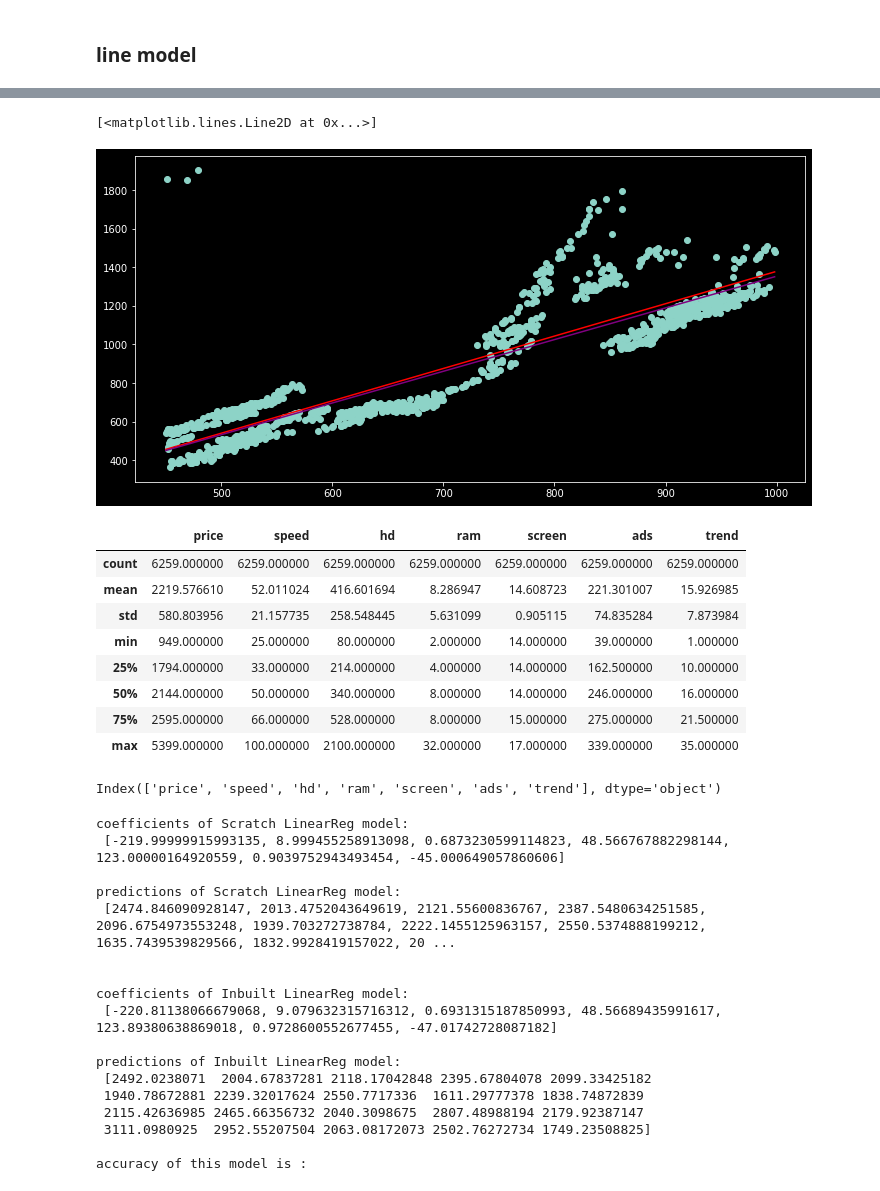
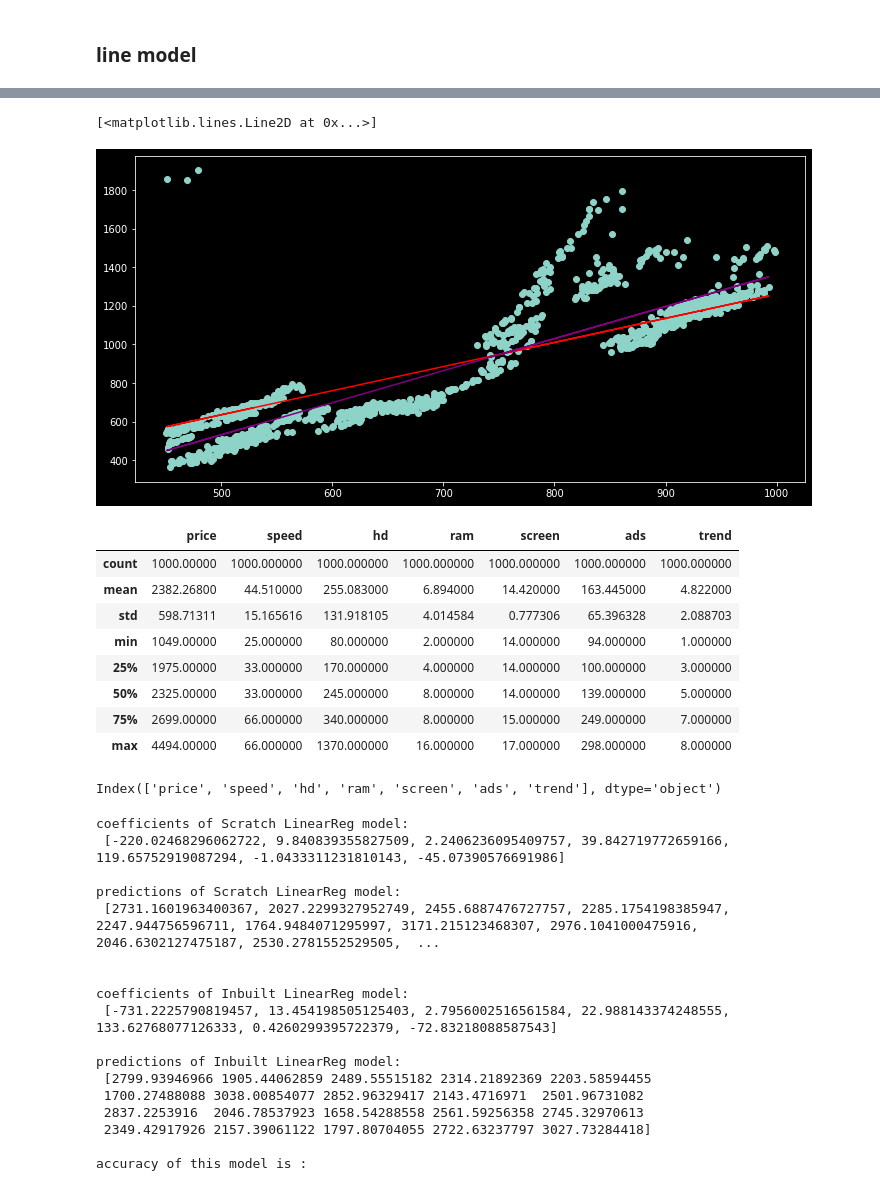
Before and after one commit to KhushiBhambri/Python-Statistics, a Jupyter notebook: Lab 4/Lab4-PY.ipynb, the cells around one changed output, grey strips where cells are left out. Cells and saved outputs as stored; diff of their text form; code cells hidden in the pictures.

```diff
--- a/Lab 4/Lab4-PY.ipynb
+++ b/Lab 4/Lab4-PY.ipynb
@@ -40,7 +41,7 @@ def Coefficients(Ytrain,Xtrain,coeff,alpha=0.000001):
         coeff[i]=coeff[i]-(alpha*(pd[i]))
     return coeff
 
-def LinRegression(Xtrain,Ytrain,Xtest,Ytest,inbuilt=0,coeff=[1]):
+def LinRegression(Xtrain,Ytrain,Xtest,Ytest,inbuilt=0,coeff=[1],alpha=0.00000005):
     if(inbuilt):
         linreg=LinearRegression()
         linreg.fit(Xtrain,Ytrain)
@@ -49,11 +50,12 @@ def LinRegression(Xtrain,Ytrain,Xtest,Ytest,inbuilt=0,coeff=[1]):
         coefficients.extend(linreg.coef_)
         return coefficients,predictions,linreg.score(Xtest,Ytest)
     else:
+        cost=[]
         if(len(coeff)==1):
             coeff=[1]*(len(Xtrain.columns)+1)
-        alpha=0.00000005
-        rounds=50
+        rounds=100
         for i in range(rounds):
             coeff=Coefficients(Ytrain,Xtrain,coeff,alpha)
+            cost.append(cost_function(Xtrain,Ytrain,coeff))
         Ypred=prediction(Xtest,coeff)
-        return coeff,Ypred
+        return coeff,Ypred,cost
@@ -84,7 +97,7 @@ y_test.reset_index(drop=True,inplace=True)
 # %% [markdown]
 ### scratch
 # %%
-Ypred=LinRegression(x_train, y_train, x_test, y_test, inbuilt=0,coeff=[-310,2])
+Ypred=LinRegression(x_train, y_train, x_test, y_test, inbuilt=0,coeff=[10,2])
 print("coefficients of Scratch LinearReg model: \n",Ypred[0],"\n")
 print("predictions of Scratch LinearReg model: \n",Ypred[1][:20],"\n")
 # print("accuracy of this model is : ")
@@ -117,26 +156,27 @@ accuracy of this model is :  0.7434206994180984
 # %%
 plt.scatter(X,Y)
-plt.plot([min(X[X.columns[0]]), max(X[X.columns[0]])], [min(Ypred[1]), max(Ypred[1])], color='red') #scratch
-plt.plot([min(X[X.columns[0]]), max(X[X.columns[0]])], [min(predict[1]), max(predict[1])], color='purple') #inbuilt
+plt.plot(x_test[x_test.columns[0]],Ypred[1], color='red') #scratch
+plt.plot(x_test[x_test.columns[0]],predict[1], color='purple') #scratch
+# plt.plot([min(X[X.columns[0]]), max(X[X.columns[0]])], [min(predict[1]), max(predict[1])], color='purple') #inbuilt
 # %% [output]
 [<matplotlib.lines.Line2D at 0x...>]
-[figure, old version]
+[figure, new version]
 # %%
 data=pd.read_csv('Computers.csv')
-data=data.drop('index',axis=1)
+data=data.drop('index',axis=1).head(1000)
 # data.isna().sum()
 # data.info()
 data.describe()
 # %% [output]
 |  | price | speed | hd | ram | screen | ads | trend |
-| count | 6259.000000 | 6259.000000 | 6259.000000 | 6259.000000 | 6259.000000 | 6259.000000 | 6259.000000 |
-| mean | 2219.576610 | 52.011024 | 416.601694 | 8.286947 | 14.608723 | 221.301007 | 15.926985 |
-| std | 580.803956 | 21.157735 | 258.548445 | 5.631099 | 0.905115 | 74.835284 | 7.873984 |
-| min | 949.000000 | 25.000000 | 80.000000 | 2.000000 | 14.000000 | 39.000000 | 1.000000 |
-| 25% | 1794.000000 | 33.000000 | 214.000000 | 4.000000 | 14.000000 | 162.500000 | 10.000000 |
-| 50% | 2144.000000 | 50.000000 | 340.000000 | 8.000000 | 14.000000 | 246.000000 | 16.000000 |
-| 75% | 2595.000000 | 66.000000 | 528.000000 | 8.000000 | 15.000000 | 275.000000 | 21.500000 |
-| max | 5399.000000 | 100.000000 | 2100.000000 | 32.000000 | 17.000000 | 339.000000 | 35.000000 |
+| count | 1000.00000 | 1000.000000 | 1000.000000 | 1000.000000 | 1000.000000 | 1000.000000 | 1000.000000 |
+| mean | 2382.26800 | 44.510000 | 255.083000 | 6.894000 | 14.420000 | 163.445000 | 4.822000 |
+| std | 598.71311 | 15.165616 | 131.918105 | 4.014584 | 0.777306 | 65.396328 | 2.088703 |
+| min | 1049.00000 | 25.000000 | 80.000000 | 2.000000 | 14.000000 | 94.000000 | 1.000000 |
+| 25% | 1975.00000 | 33.000000 | 170.000000 | 4.000000 | 14.000000 | 100.000000 | 3.000000 |
+| 50% | 2325.00000 | 33.000000 | 245.000000 | 8.000000 | 14.000000 | 139.000000 | 5.000000 |
+| 75% | 2699.00000 | 66.000000 | 340.000000 | 8.000000 | 15.000000 | 249.000000 | 7.000000 |
+| max | 4494.00000 | 66.000000 | 1370.000000 | 16.000000 | 17.000000 | 298.000000 | 8.000000 |
 # %%
 print(data.describe().columns)
 X=data[['speed', 'hd', 'ram', 'screen', 'ads', 'trend']]
@@ -149,7 +189,7 @@ Ytest.reset_index(drop=True,inplace=True)
 # %% [output]
 Index(['price', 'speed', 'hd', 'ram', 'screen', 'ads', 'trend'], dtype='object')
 # %%
-Ypred=LinRegression(Xtrain, Ytrain, Xtest, Ytest,0,[-220, 9, 0.7, 48, 123, 0.9, -45])
+Ypred=LinRegression(Xtrain, Ytrain, Xtest, Ytest,0,[-220, 10, 0.9, 40, 120, 0.9, -45],alpha=0.000005) #[-220, 9, 0.7, 48, 123, 0.9, -45]
 print("coefficients of Scratch LinearReg model: \n",Ypred[0],"\n")
 print("predictions of Scratch LinearReg model: \n",Ypred[1][:20],"\n\n")
 
@@ -159,19 +199,19 @@ print("predictions of Inbuilt LinearReg model: \n",predict[1][:20],"\n")
 print("accuracy of this model is : ")
 # %% [output]
 coefficients of Scratch LinearReg model:
- [-219.99999915993135, 8.999455258913098, 0.6873230599114823, 48.566767882298144, 123.00000164920559, 0.9039752943493454, -45.000649057860606]
+ [-220.02468296062722, 9.840839355827509, 2.2406236095409757, 39.842719772659166, 119.65752919087294, -1.0433311231810143, -45.07390576691986]
 
 predictions of Scratch LinearReg model:
- [2474.846090928147, 2013.4752043649619, 2121.55600836767, 2387.5480634251585, 2096.6754973553248, 1939.703272738784, 2222.1455125963157, 2550.5374888199212, 1635.7439539829566, 1832.9928419157022, 20 ...
+ [2731.1601963400367, 2027.2299327952749, 2455.6887476727757, 2285.1754198385947, 2247.944756596711, 1764.9484071295997, 3171.215123468307, 2976.1041000475916, 2046.6302127475187, 2530.2781552529505,  ...
 
 
 coefficients of Inbuilt LinearReg model:
- [-220.81138066679068, 9.079632315716312, 0.6931315187850993, 48.56689435991617, 123.89380638869018, 0.9728600552677455, -47.01742728087182]
+ [-731.2225790819457, 13.454198505125403, 2.7956002516561584, 22.988143374248555, 133.62768077126333, 0.4260299395722379, -72.83218088587543]
 
 predictions of Inbuilt LinearReg model:
- [2492.0238071  2004.67837281 2118.17042848 2395.67804078 2099.33425182
- 1940.78672881 2239.32017624 2550.7717336  1611.29777378 1838.74872839
- 2115.42636985 2465.66356732 2040.3098675  2807.48988194 2179.92387147
- 3111.0980925  2952.55207504 2063.08172073 2502.76272734 1749.23508825]
+ [2799.93946966 1905.44062859 2489.55515182 2314.21892369 2203.58594455
+ 1700.27488088 3038.00854077 2852.96329417 2143.4716971  2501.96731082
+ 2837.2253916  2046.78537923 1658.54288558 2561.59256358 2745.32970613
+ 2349.42917926 2157.39061122 1797.80704055 2722.63237797 3027.73284418]
 
 accuracy of this model is :
```
Also changed, not shown: parts of 6 cells of this notebook, 1 other file.
